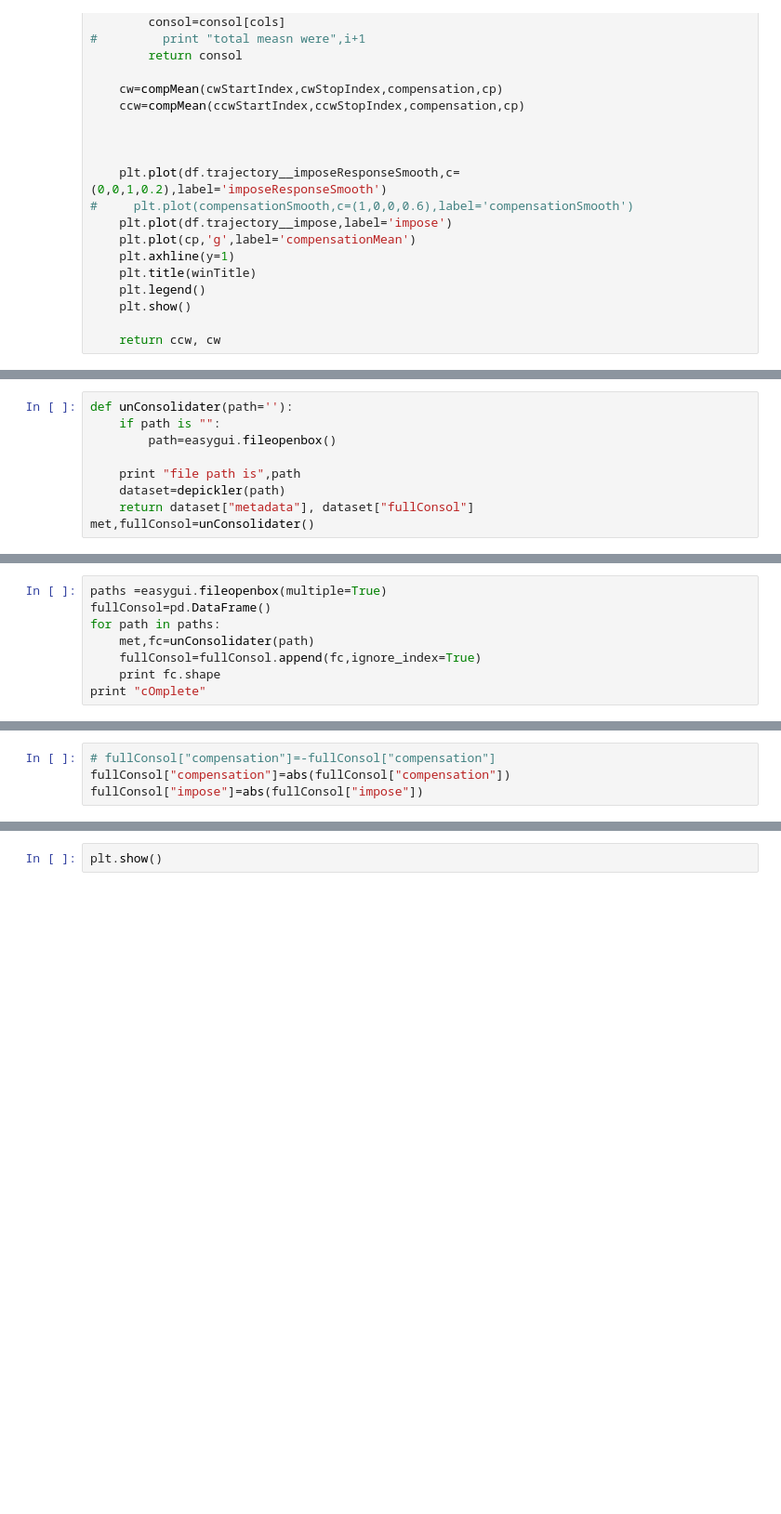
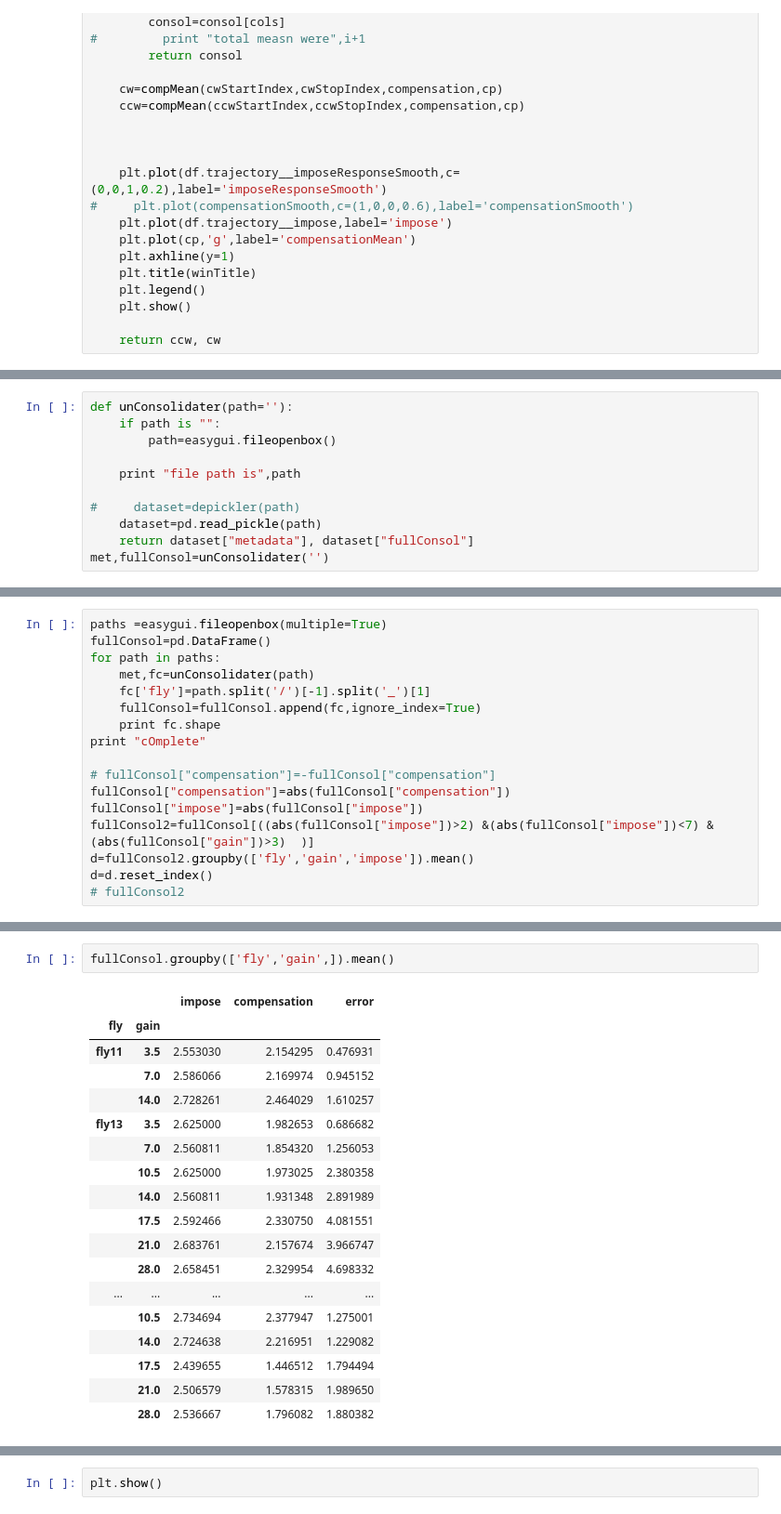
Before and after one commit to PoeBlu/analyseWorld, a Jupyter notebook: ipy_notebooks/Bag Plotter-Copy1.ipynb, the cells around one changed output, grey strips where cells are left out. Shown at 93% size. Drawn from its saved outputs; the diff is of its cells as text; blank space fills up the shorter version.

```diff
--- a/ipy_notebooks/Bag Plotter-Copy1.ipynb
+++ b/ipy_notebooks/Bag Plotter-Copy1.ipynb
@@ -532,6 +631,8 @@ def unConsolidater(path=''):
         path=easygui.fileopenbox()
 
     print "file path is",path
-    dataset=depickler(path)
+
+#     dataset=depickler(path)
+    dataset=pd.read_pickle(path)
     return dataset["metadata"], dataset["fullConsol"]
-met,fullConsol=unConsolidater()
+met,fullConsol=unConsolidater('')
@@ -545,6 +664,15 @@ paths =easygui.fileopenbox(multiple=True)
 fullConsol=pd.DataFrame()
 for path in paths:
     met,fc=unConsolidater(path)
+    fc['fly']=path.split('/')[-1].split('_')[1]
     fullConsol=fullConsol.append(fc,ignore_index=True)
     print fc.shape
 print "cOmplete"
+
+# fullConsol["compensation"]=-fullConsol["compensation"]
+fullConsol["compensation"]=abs(fullConsol["compensation"])
+fullConsol["impose"]=abs(fullConsol["impose"])
+fullConsol2=fullConsol[((abs(fullConsol["impose"])>2) &(abs(fullConsol["impose"])<7) &(abs(fullConsol["gain"])>3)  )]
+d=fullConsol2.groupby(['fly','gain','impose']).mean()
+d=d.reset_index()
+# fullConsol2
@@ -555,5 +707,22 @@ fullConsol2=fullConsol[((abs(fullConsol["impose"])>2) &(abs(fullConsol["impose"]
 # fullConsol2
-# %%
-# fullConsol["compensation"]=-fullConsol["compensation"]
-fullConsol["compensation"]=abs(fullConsol["compensation"])
-fullConsol["impose"]=abs(fullConsol["impose"])
+# %%
+fullConsol.groupby(['fly','gain',]).mean()
+# %% [output]
+|  |  | impose | compensation | error |
+| fly | gain |  |  |  |
+| fly11 | 3.5 | 2.553030 | 2.154295 | 0.476931 |
+|  | 7.0 | 2.586066 | 2.169974 | 0.945152 |
+|  | 14.0 | 2.728261 | 2.464029 | 1.610257 |
+| fly13 | 3.5 | 2.625000 | 1.982653 | 0.686682 |
+|  | 7.0 | 2.560811 | 1.854320 | 1.256053 |
+|  | 10.5 | 2.625000 | 1.973025 | 2.380358 |
+|  | 14.0 | 2.560811 | 1.931348 | 2.891989 |
+|  | 17.5 | 2.592466 | 2.330750 | 4.081551 |
+|  | 21.0 | 2.683761 | 2.157674 | 3.966747 |
+|  | 28.0 | 2.658451 | 2.329954 | 4.698332 |
+| ... | ... | ... | ... | ... |
+|  | 10.5 | 2.734694 | 2.377947 | 1.275001 |
+|  | 14.0 | 2.724638 | 2.216951 | 1.229082 |
+|  | 17.5 | 2.439655 | 1.446512 | 1.794494 |
+|  | 21.0 | 2.506579 | 1.578315 | 1.989650 |
+|  | 28.0 | 2.536667 | 1.796082 | 1.880382 |
```
Also changed, not shown: parts of 41 cells of this notebook, 25 other files.
